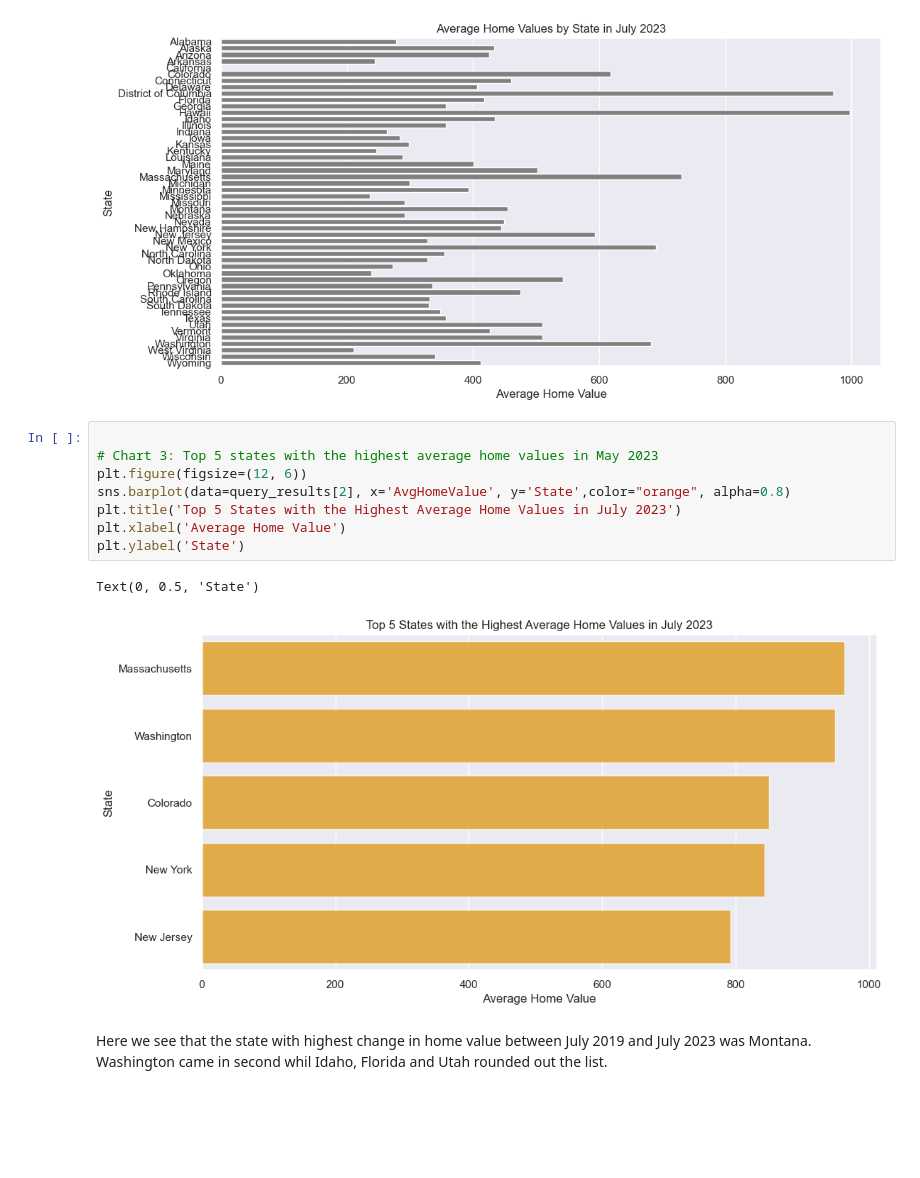
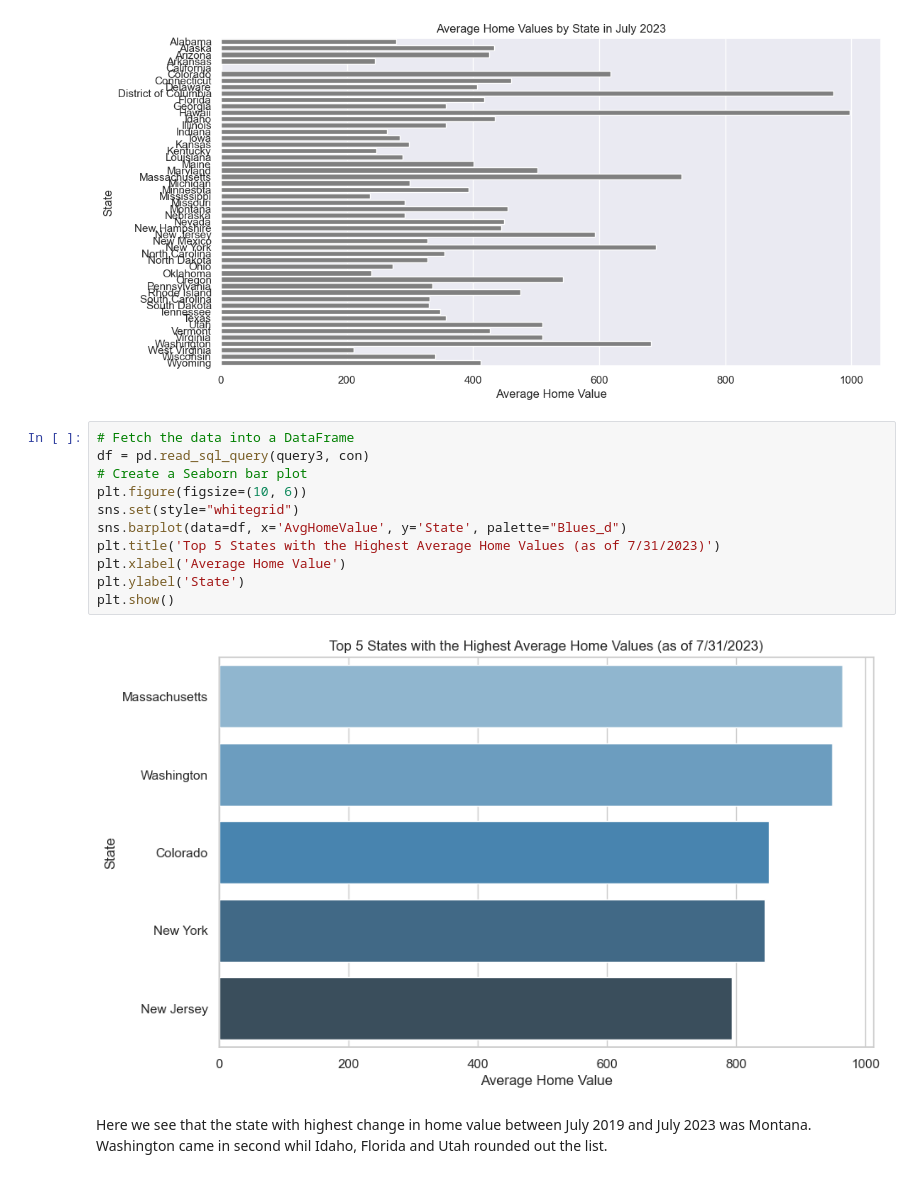
Before and after one commit to guzmanwolfrank/Data, a Jupyter notebook: SQL Zillow/ZillowProject.ipynb, the cells around one changed output. Drawn from its saved outputs; the diff is of its cells as text; blank space fills up the shorter version.

```diff
--- a/SQL Zillow/ZillowProject.ipynb
+++ b/SQL Zillow/ZillowProject.ipynb
@@ -177,16 +163,18 @@ plt.ylabel('State')
 Text(0, 0.5, 'State')
 [figure]
 # %%
-
-# Chart 3: Top 5 states with the highest average home values in May 2023
-plt.figure(figsize=(12, 6))
-sns.barplot(data=query_results[2], x='AvgHomeValue', y='State',color="orange", alpha=0.8)
-plt.title('Top 5 States with the Highest Average Home Values in July 2023')
+# Fetch the data into a DataFrame
+df = pd.read_sql_query(query3, con)
+# Create a Seaborn bar plot
+plt.figure(figsize=(10, 6))
+sns.set(style="whitegrid")
+sns.barplot(data=df, x='AvgHomeValue', y='State', palette="Blues_d")
+plt.title('Top 5 States with the Highest Average Home Values (as of 7/31/2023)')
 plt.xlabel('Average Home Value')
 plt.ylabel('State')
+plt.show()
 # %% [output]
-Text(0, 0.5, 'State')
-[figure, old version]
+[figure, new version]
 # %% [markdown]
 Here we see that the state with highest change in home value between July 2019 and July 2023 was Montana. Washington came in second whil Idaho, Florida and Utah rounded out the list.
 # %%
```
Also changed, not shown: parts of 9 cells of this notebook.
